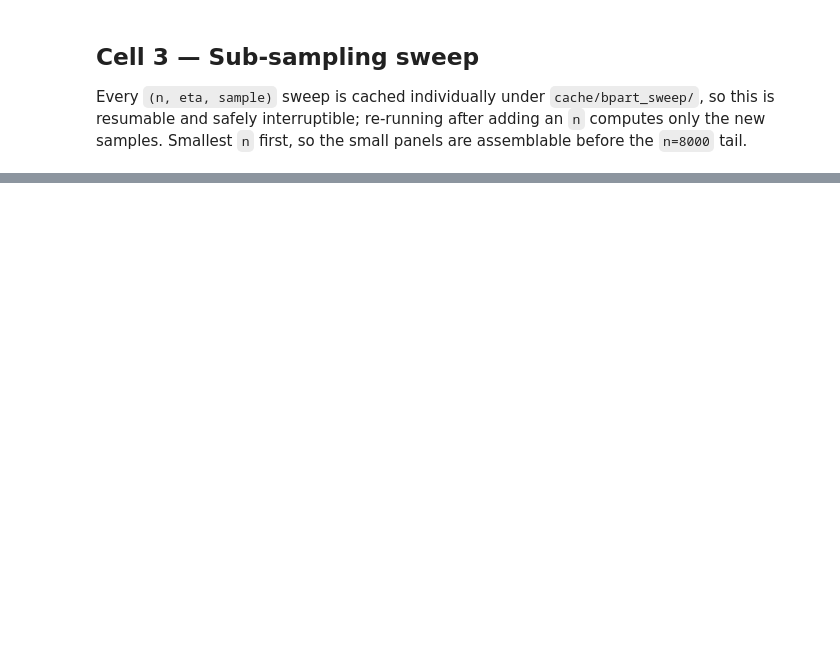
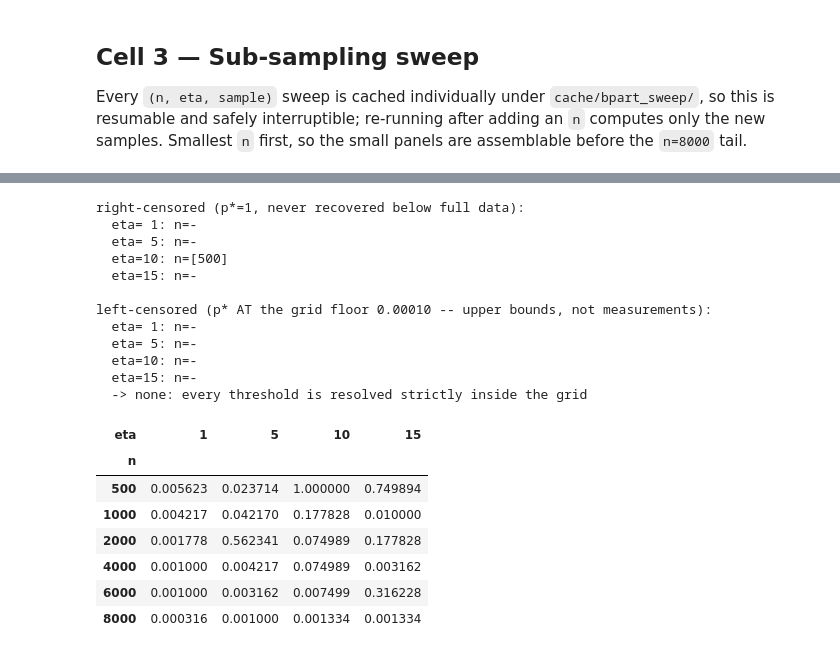
Before and after one commit to itaygonnen/spectral-tree-inference, a Jupyter notebook: sub_sampled_fielder_vec/analysis/supporting/pstar_eta_pool_distance.ipynb, the cells around one changed output, grey strips where cells are left out. Saved outputs shown, nothing was run; the diff lists cells and outputs as text; code cells hidden in the pictures; blank space fills up the shorter version.

```diff
--- a/sub_sampled_fielder_vec/analysis/supporting/pstar_eta_pool_distance.ipynb
+++ b/sub_sampled_fielder_vec/analysis/supporting/pstar_eta_pool_distance.ipynb
@@ -231,0 +394,59 @@ pd.DataFrame(detail).pivot(index="n", columns="eta", values="pstar").round(5)
+# %%
+# The p-hat-star read-offs behind the table, and which end each bound sits on. Both
+# ends are excluded from C above; they look identical on the panel (open marker), so
+# this is the only place the distinction is recorded.
+detail = []
+for eta in ETA_TARGETS:
+    d = dict(pstar_dist.get(eta, []))
+    for n in ns:
+        detail.append({"eta": eta, "n": n, "pstar": d.get(n, np.nan)})
+ceiling = float(P_VALUES[-1])
+right = {eta: sorted(n for n, v in pstar_dist.get(eta, []) if v >= ceiling * (1 - 1e-9))
+         for eta in ETA_TARGETS}
+print(f"right-censored (p*={ceiling:.0f}, never recovered below full data):")
+for eta in ETA_TARGETS:
+    print(f"  eta={eta:>2}: n={right[eta] if right[eta] else '-'}")
+
+# The other end: a p* sitting on the SMALLEST grid point is left-censored -- the true
+# threshold is at or below anything we tried, so that point is a bound, not a
+# measurement. On Figure 3's grid this DOES fire (caveat 5): treat those sizes as upper
+# bounds, and note that they still enter C below, since only ceiling-censored points are
+# excluded. The clean fix is a decade more grid, which costs a full recompute.
+floor = float(P_VALUES[0])
+left = {eta: sorted(n for n, v in pstar_dist.get(eta, []) if v <= floor * (1 + 1e-9))
+        for eta in ETA_TARGETS}
+print(f"\nleft-censored (p* AT the grid floor {floor:.5f} -- upper bounds, not measurements):")
+for eta in ETA_TARGETS:
+    print(f"  eta={eta:>2}: n={left[eta] if left[eta] else '-'}")
+if not any(left.values()):
+    print("  -> none: every threshold is resolved strictly inside the grid")
+else:
+    print("  -> these are why caveat 5 asks for a decade more grid. Until it is run, the")
+    print("     affected panels quote C on fewer points, and never through a bound.")
+assert set(right) == set(left)
+for eta in ETA_TARGETS:
+    assert sorted(right[eta] + left[eta]) == sorted(censored_by_eta.get(eta, [])), (
+        f"eta={eta}: the figure's open markers and this report disagree")
+
+pd.DataFrame(detail).pivot(index="n", columns="eta", values="pstar").round(6)
+# %% [output]
+right-censored (p*=1, never recovered below full data):
+  eta= 1: n=-
+  eta= 5: n=-
+  eta=10: n=[500]
+  eta=15: n=-
+
+left-censored (p* AT the grid floor 0.00010 -- upper bounds, not measurements):
+  eta= 1: n=-
+  eta= 5: n=-
+  eta=10: n=-
+  eta=15: n=-
+  -> none: every threshold is resolved strictly inside the grid
+| eta | 1 | 5 | 10 | 15 |
+| n |  |  |  |  |
+| 500 | 0.005623 | 0.023714 | 1.000000 | 0.749894 |
+| 1000 | 0.004217 | 0.042170 | 0.177828 | 0.010000 |
+| 2000 | 0.001778 | 0.562341 | 0.074989 | 0.177828 |
+| 4000 | 0.001000 | 0.004217 | 0.074989 | 0.003162 |
+| 6000 | 0.001000 | 0.003162 | 0.007499 | 0.316228 |
+| 8000 | 0.000316 | 0.001000 | 0.001334 | 0.001334 |
```
Also changed, not shown: parts of 13 cells of this notebook, 15 other files.
